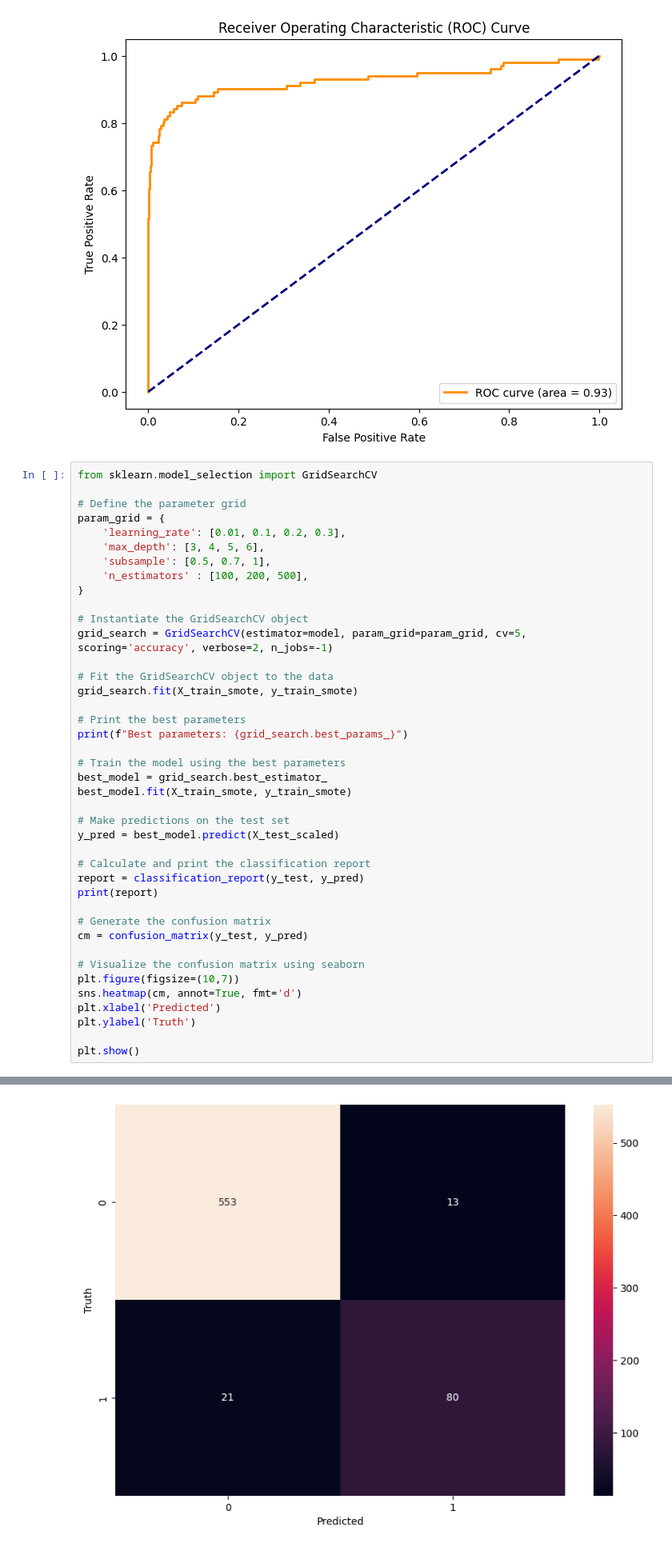
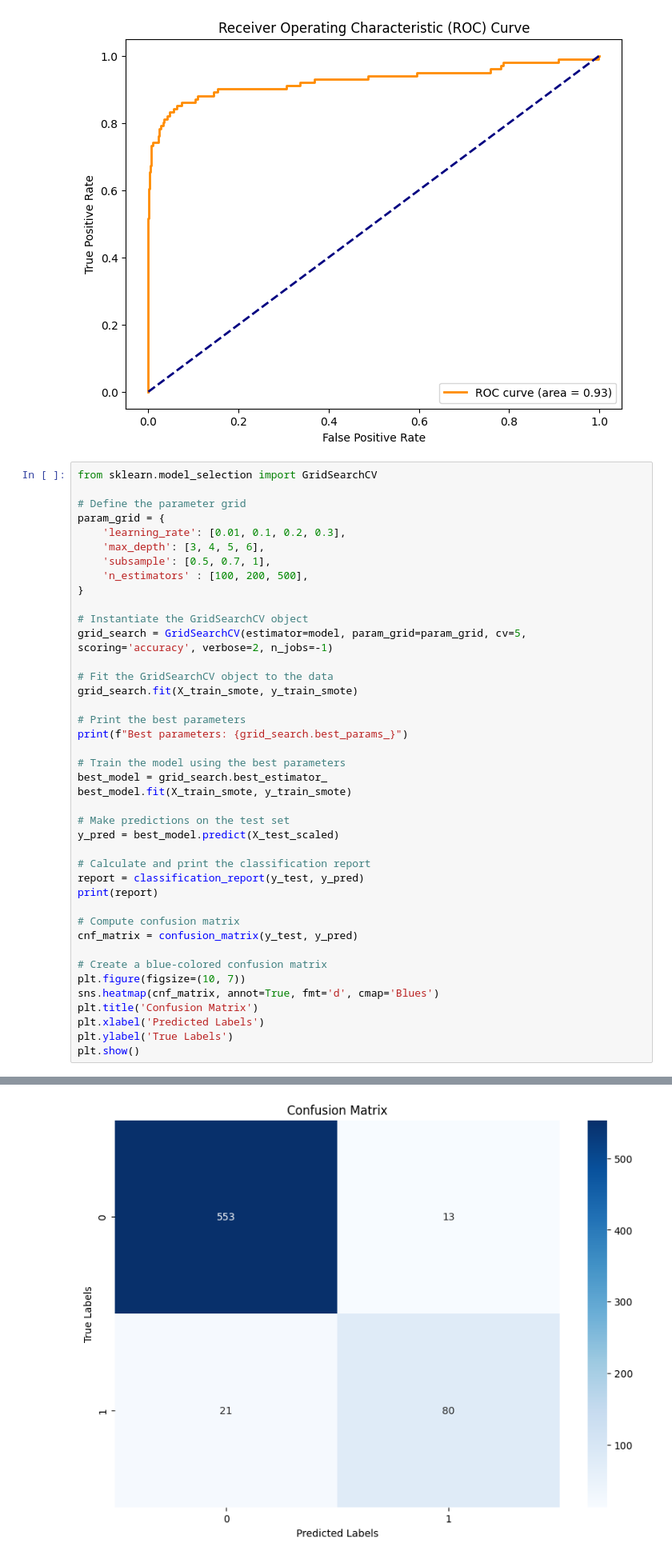
Before and after one commit to cynthiajepkogei/project-phase-3, a Jupyter notebook: notebook.ipynb, the cells around one changed output, grey strips where cells are left out. Shown: that part at 80% size. Saved outputs shown, nothing was run; the diff lists cells and outputs as text.

```diff
--- a/notebook.ipynb
+++ b/notebook.ipynb
@@ -948,42 +953,42 @@ grid_search = GridSearchCV(estimator=model, param_grid=param_grid, cv=5, scoring
 # Fit the GridSearchCV object to the data
 grid_search.fit(X_train_smote, y_train_smote)
 
 # Print the best parameters
 print(f"Best parameters: {grid_search.best_params_}")
 
 # Train the model using the best parameters
 best_model = grid_search.best_estimator_
 best_model.fit(X_train_smote, y_train_smote)
 
 # Make predictions on the test set
 y_pred = best_model.predict(X_test_scaled)
 
 # Calculate and print the classification report
 report = classification_report(y_test, y_pred)
 print(report)
 
-# Generate the confusion matrix
-cm = confusion_matrix(y_test, y_pred)
+# Compute confusion matrix
+cnf_matrix = confusion_matrix(y_test, y_pred)
 
-# Visualize the confusion matrix using seaborn
-plt.figure(figsize=(10,7))
-sns.heatmap(cm, annot=True, fmt='d')
-plt.xlabel('Predicted')
-plt.ylabel('Truth')
-
+# Create a blue-colored confusion matrix
+plt.figure(figsize=(10, 7))
+sns.heatmap(cnf_matrix, annot=True, fmt='d', cmap='Blues')
+plt.title('Confusion Matrix')
+plt.xlabel('Predicted Labels')
+plt.ylabel('True Labels')
 plt.show()
 # %% [output]
 Fitting 5 folds for each of 144 candidates, totalling 720 fits
 Best parameters: {'learning_rate': 0.1, 'max_depth': 6, 'n_estimators': 100, 'subsample': 1}
               precision    recall  f1-score   support
 
            0       0.96      0.98      0.97       566
            1       0.86      0.79      0.82       101
 
     accuracy                           0.95       667
    macro avg       0.91      0.88      0.90       667
 weighted avg       0.95      0.95      0.95       667
-[figure, old version]
+[figure, new version]
 # %%
 from sklearn.metrics import roc_curve, roc_auc_score
 import matplotlib.pyplot as plt
```
Also changed, not shown: parts of 4 cells of this notebook.
